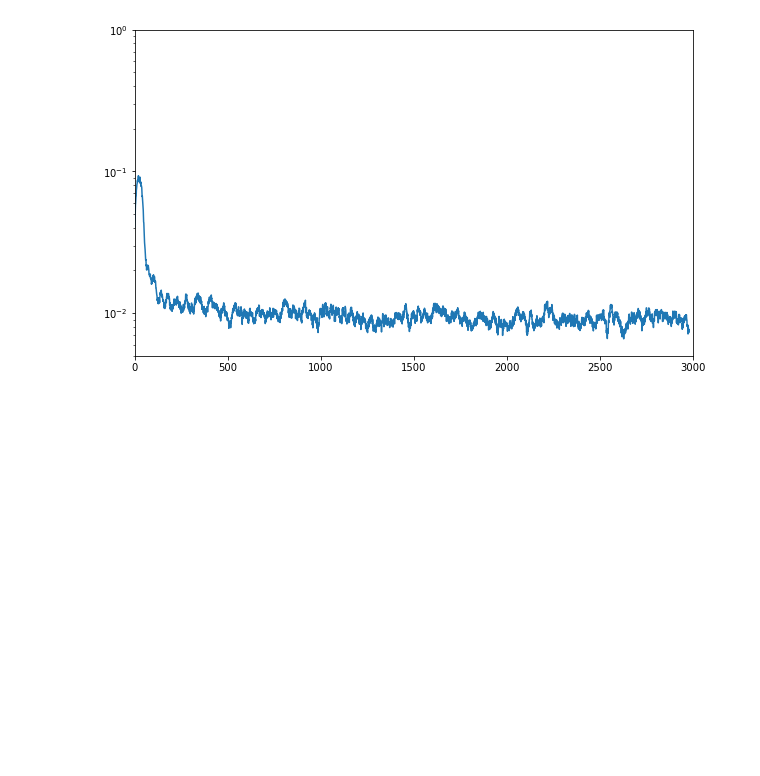
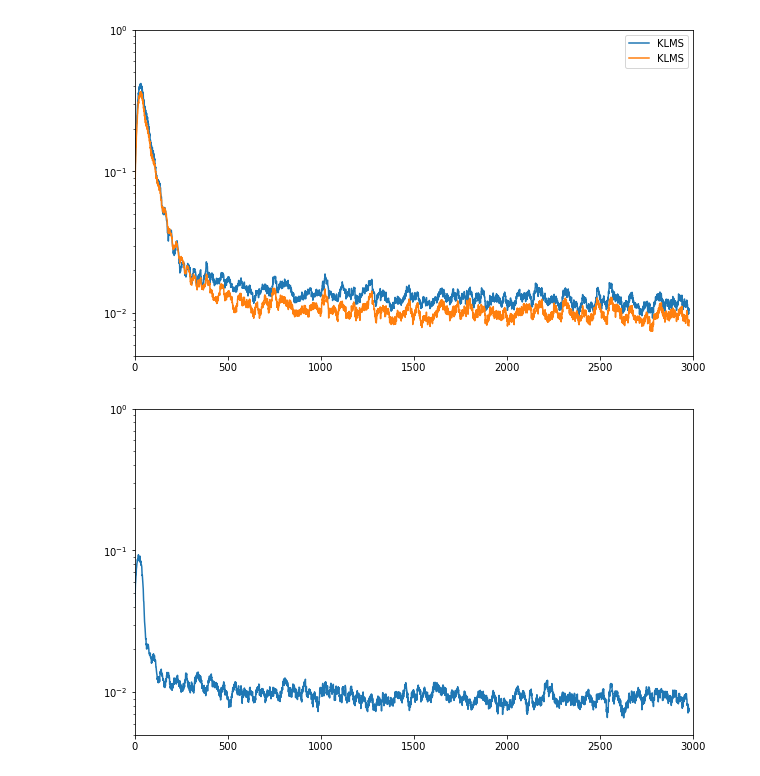
Before and after one commit to cjfelixx/machine-learning-graduate-research, a Jupyter notebook: FederatedLearing/playground.ipynb, the cells around one changed output. Drawn from its saved outputs; the diff is of its cells as text; code cells hidden in the pictures; blank space fills up the shorter version.

Commit message:
changed kernel functions into classes

```diff
--- a/FederatedLearing/playground.ipynb
+++ b/FederatedLearing/playground.ipynb
@@ -38,29 +39,38 @@ threshold = 0.5
 # %%
 num_experiments = 25
 D = 100
 # Experiment
 mse_KNLMS = np.zeros(num_data)
 mse_KNLMS_RFF = np.zeros(num_data)
 
 for i in tqdm(range(num_experiments)):
 #     print('experiment',i+1)
     u,d,d_true = generate_data(num_data)
 
+    sigma = 1/np.sqrt(2*kernel.sigma)
+    W = (1/sigma) * np.random.normal(size=(2,D))
+
+    b = np.random.uniform(0,np.pi,(D,1))
+    h = np.sqrt(2/D) * np.cos(W.T @ u.T + b)
+    KLMS = KLMS_RFF(d,h,step_size,D,alpha_0 = np.zeros((D,1)))
+
     err_KNLMS,_,_ = KNLMS(u,d,kernel,step_size,threshold,0.5)
     mse_KNLMS += ((np.array(d_true) - np.array(d) + err_KNLMS)**2)/num_experiments
-    err_KNLMS_RFF,_,_ = KNLMS_RFF(u,d,kernel,step_size,0.5,D,alpha_0=np.zeros((D,1)))
+    err_KNLMS_RFF,_ = KLMS.train()
     mse_KNLMS_RFF += ((np.array(d_true) - np.array(d) + err_KNLMS_RFF)**2)/num_experiments
 
 mse_KNLMS_smooth = np.convolve(mse_KNLMS,np.ones(20)/20,'valid')
 mse_KNLMS_RFF_smooth = np.convolve(mse_KNLMS_RFF,np.ones(20)/20,'valid')
 
 plt.figure(figsize=(10, 6))
 plt.semilogy(range(len(mse_KNLMS_smooth)),mse_KNLMS_smooth, label='KLMS')
 plt.semilogy(range(len(mse_KNLMS_RFF_smooth)),mse_KNLMS_RFF_smooth, label='KLMS')
 plt.ylim([0.005,1e0])
 plt.xlim([0,3000])
 plt.legend()
 plt.show()
+# %% [output]
+[figure, added]
 # %%
 import numpy as np
 D = 100
```
Also changed, not shown: parts of 1 cell of this notebook, 6 other files.
